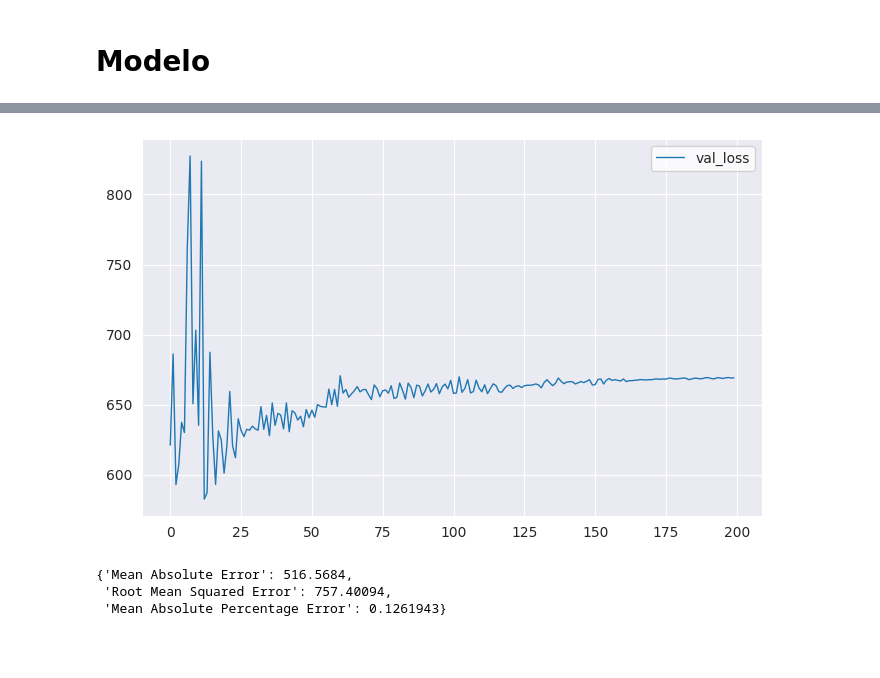
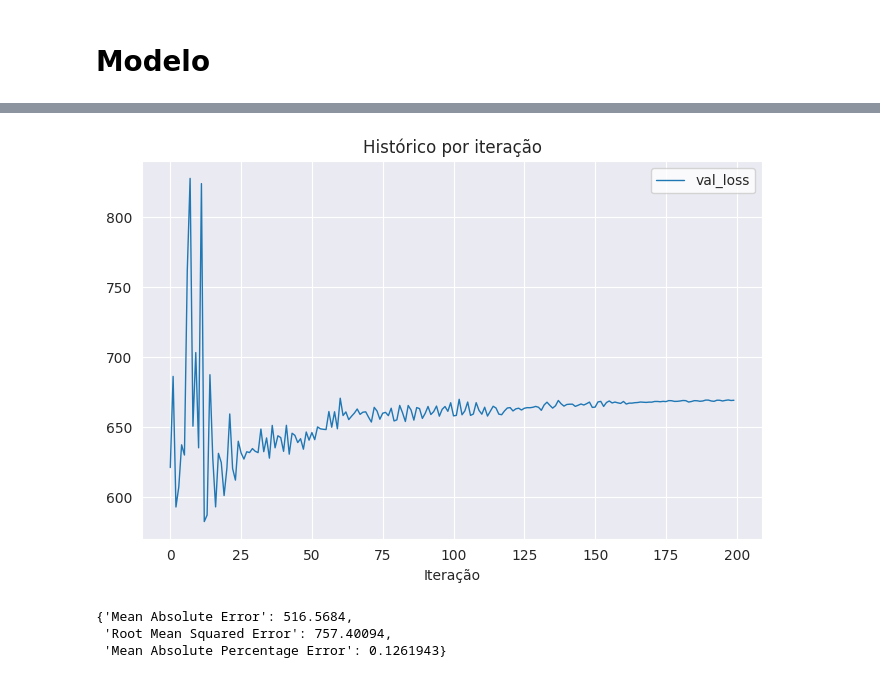
Before and after one commit to flohmannjr/PJI410, a Jupyter notebook: PJI410_modelo_futuro.ipynb, the cells around one changed output, grey strips where cells are left out. Saved outputs shown, nothing was run; the diff lists cells and outputs as text; code cells hidden in the pictures; blank space fills up the shorter version.

Commit message:
Add grafico_historico_por_iteracao

```diff
--- a/PJI410_modelo_futuro.ipynb
+++ b/PJI410_modelo_futuro.ipynb
@@ -128,16 +129,11 @@ Wall time: 1min 25s
-# %%
-# chaves = ['loss', 'val_loss']
-chaves = ['val_loss']
-# chaves = ['lr']
-
-# for chave in historico.history.keys():
-for chave in chaves:
-    sns.lineplot(data=historico.history[chave][100:], label=chave, linewidth=1)
-
-plt.legend(frameon=True, facecolor='white')
-plt.show()
-# %% [output]
-[figure, removed]
+# %%
+# chaves = ['loss', 'val_loss']
+chaves = ['val_loss']
+# chaves = ['lr']
+
+grafico_historico_por_iteracao(historico, chaves, 100)
+# %% [output]
+[figure, added]
 # %%
 modelo = load_model(os.path.join(CAMINHO_MARCOS, modelo_nome))
 
```
Also changed, not shown: parts of 4 cells of this notebook.
